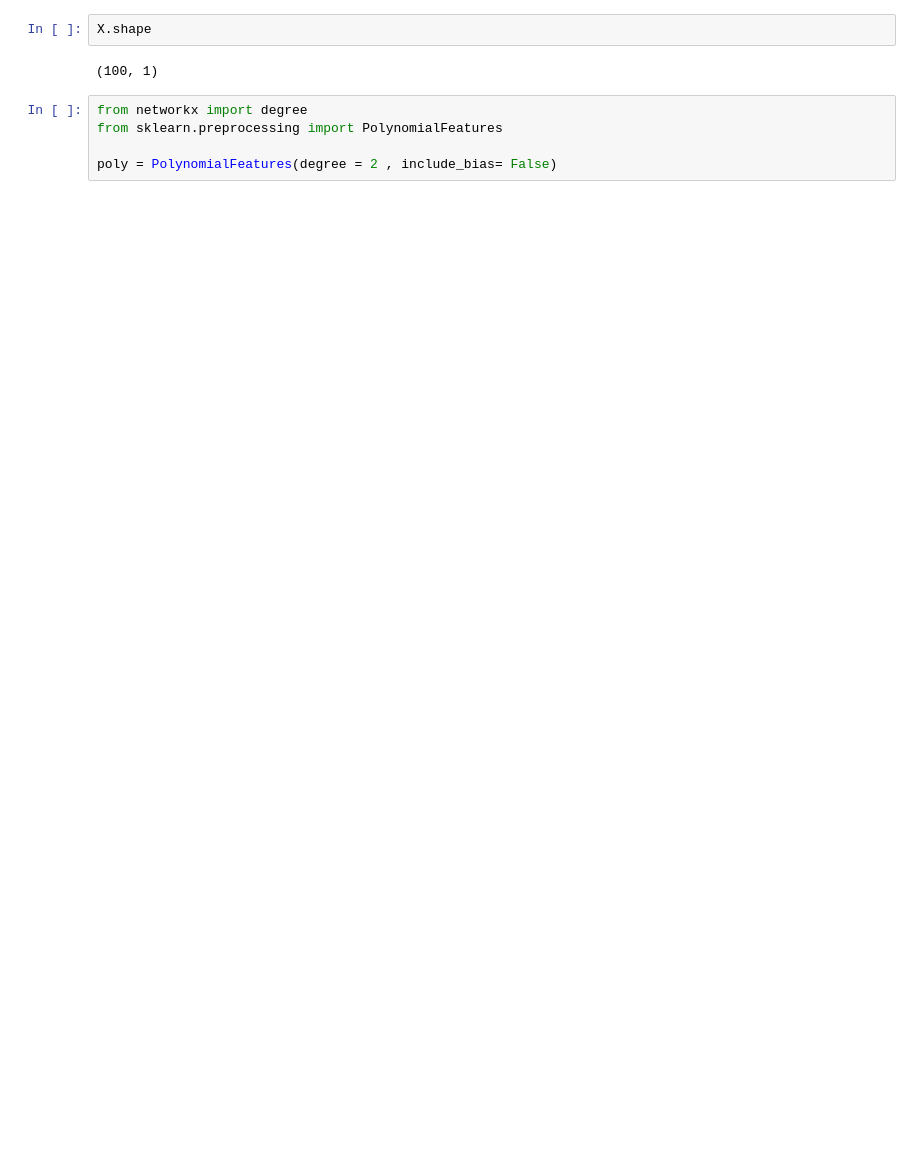
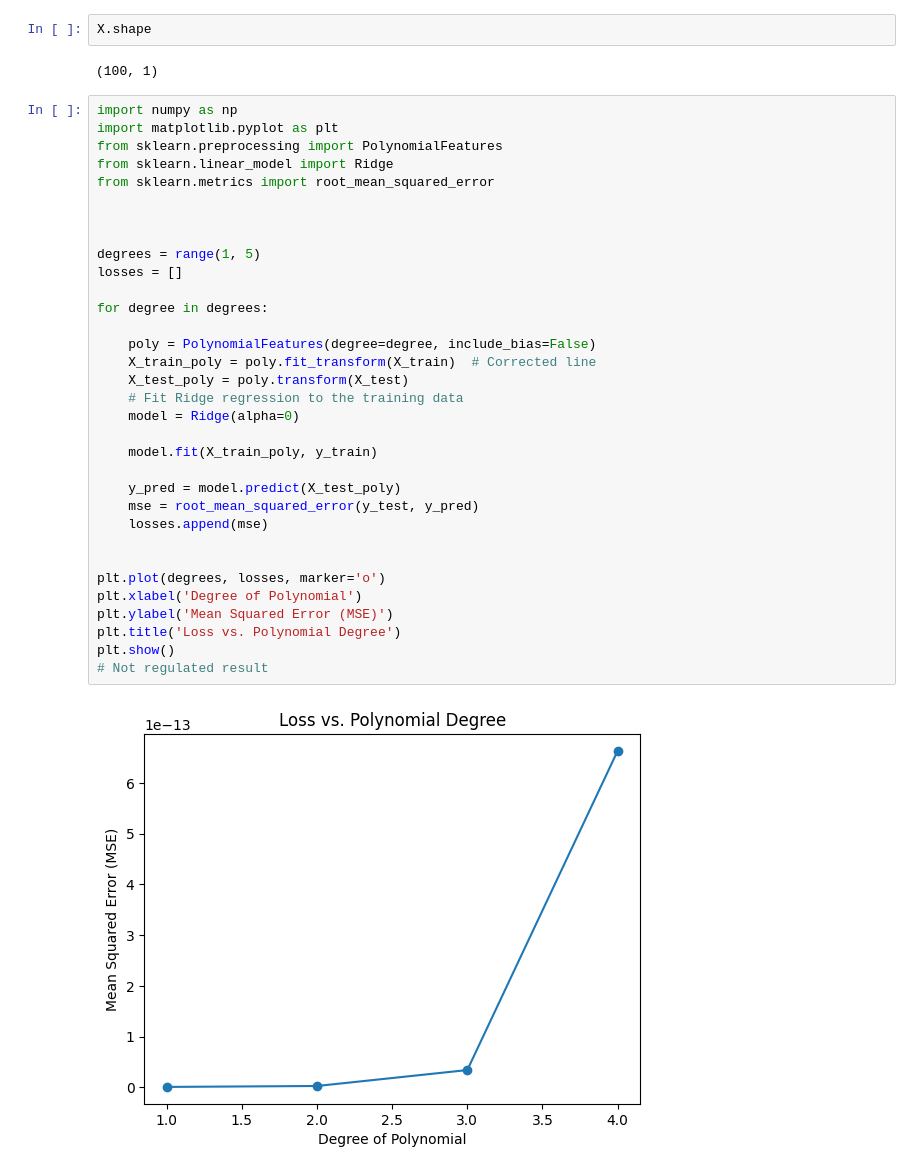
Before and after one commit to AntiSpiral-0/AI-Yassine-Ben-Thayer-OPA23, a Jupyter notebook: Exercices/Overfitting_Underfitting.ipynb, the cells around one changed output. Saved outputs shown, nothing was run; the diff lists cells and outputs as text; blank space fills up the shorter version.

```diff
--- a/Exercices/Overfitting_Underfitting.ipynb
+++ b/Exercices/Overfitting_Underfitting.ipynb
@@ -217,8 +216,38 @@ plt.plot(x, f(x))
 X.shape
 # %% [output]
 (100, 1)
-# %%
-from networkx import degree
-from sklearn.preprocessing import PolynomialFeatures
-
-poly = PolynomialFeatures(degree = 2 , include_bias= False)
+# %%
+import numpy as np
+import matplotlib.pyplot as plt
+from sklearn.preprocessing import PolynomialFeatures
+from sklearn.linear_model import Ridge
+from sklearn.metrics import root_mean_squared_error
+
+
+
+degrees = range(1, 5)
+losses = []
+
+for degree in degrees:
+
+    poly = PolynomialFeatures(degree=degree, include_bias=False)
+    X_train_poly = poly.fit_transform(X_train)  # Corrected line
+    X_test_poly = poly.transform(X_test)
+    # Fit Ridge regression to the training data
+    model = Ridge(alpha=0)
+
+    model.fit(X_train_poly, y_train)
+
+    y_pred = model.predict(X_test_poly)
+    mse = root_mean_squared_error(y_test, y_pred)
+    losses.append(mse)
+
+
+plt.plot(degrees, losses, marker='o')
+plt.xlabel('Degree of Polynomial')
+plt.ylabel('Mean Squared Error (MSE)')
+plt.title('Loss vs. Polynomial Degree')
+plt.show()
+# Not regulated result
+# %% [output]
+[figure, added]
```
Also changed, not shown: parts of 3 cells of this notebook, 4 other files.
